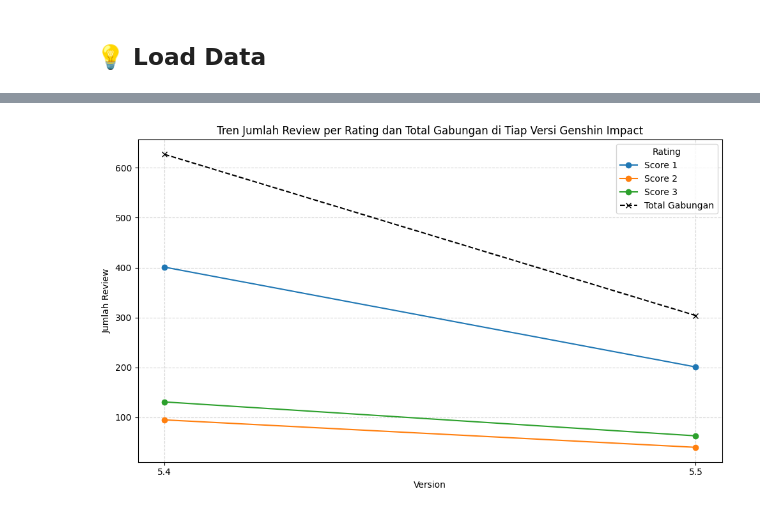
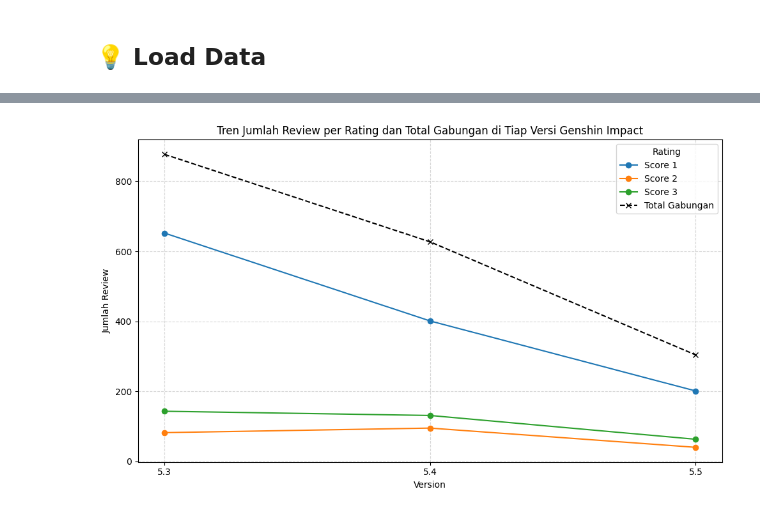
Before and after one commit to hafizumiru/genshin-review-analysis, a Jupyter notebook: notebooks/data_analisis.ipynb, the cells around one changed output, grey strips where cells are left out. Drawn from its saved outputs; the diff is of its cells as text; code cells hidden in the pictures.

```diff
--- a/notebooks/data_analisis.ipynb
+++ b/notebooks/data_analisis.ipynb
@@ -59,6 +67,7 @@ plt.show()
 # %%
 # Daftar file dan versi
 version_files = {
+    '5.3': '../data/review_genshin_5.3_clear.csv',
     '5.4': '../data/review_genshin_5.4_clear.csv',
     '5.5': '../data/review_genshin_5.5_clear.csv',
 }
@@ -74,31 +83,31 @@ for version, file in version_files.items():
     score_count.name = version  # ganti nama series menjadi versi
     all_data = pd.concat([all_data, score_count], axis=1)
 
     # Total review gabungan per version (jumlah semua rating)
     total_review = df['Score'].count()
     total_data[version] = [total_review] * len(score_count)
 
 # Pastikan index-nya (score) urut
 all_data = all_data.fillna(0).astype(int).sort_index()
 total_data = total_data.fillna(0)
 
 # Transpose agar versi jadi index, lalu plot per score dan total gabungan
 plt.figure(figsize=(10, 6))
 
 # Plot per rating (Score 1, Score 2, dst.)
 for score in all_data.index:
     plt.plot(all_data.columns, all_data.loc[score], marker='o', label=f'Score {score}')
 
 # Plot total gabungan per versi
 plt.plot(total_data.columns, total_data.iloc[0], marker='x', linestyle='--', label='Total Gabungan', color='black')
 
 # Label dan tampilan
 plt.title('Tren Jumlah Review per Rating dan Total Gabungan di Tiap Versi Genshin Impact')
 plt.xlabel('Version')
 plt.ylabel('Jumlah Review')
 plt.grid(True, linestyle='--', alpha=0.5)
 plt.legend(title='Rating')
 plt.tight_layout()
 plt.show()
 # %% [output]
-[figure, old version]
+[figure, new version]
```
Also changed, not shown: parts of 5 cells of this notebook, 6 other files.
